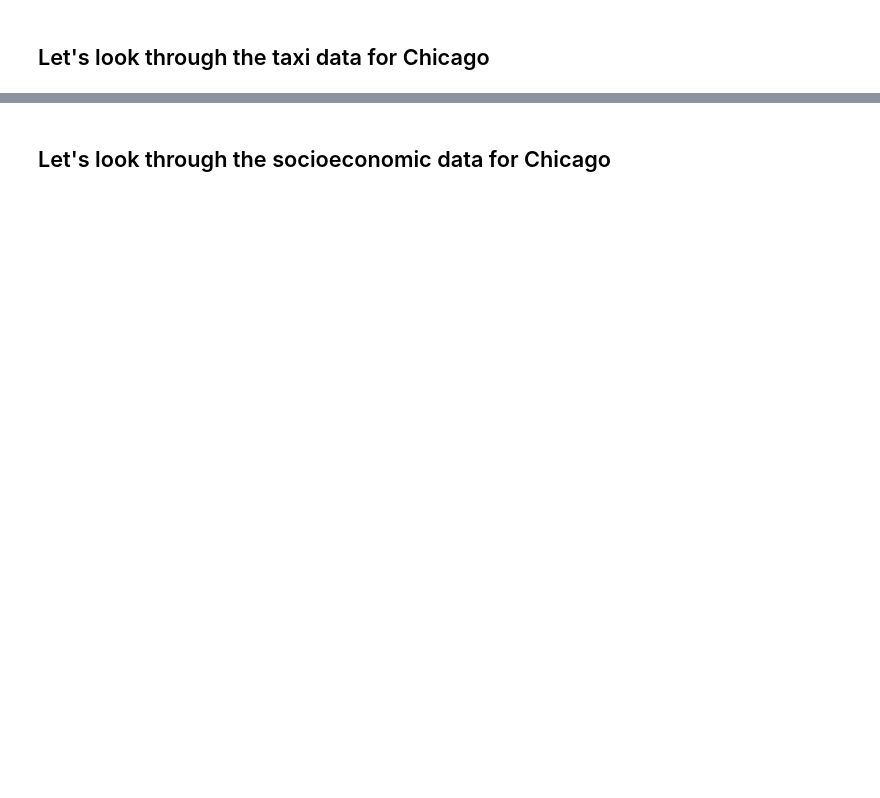
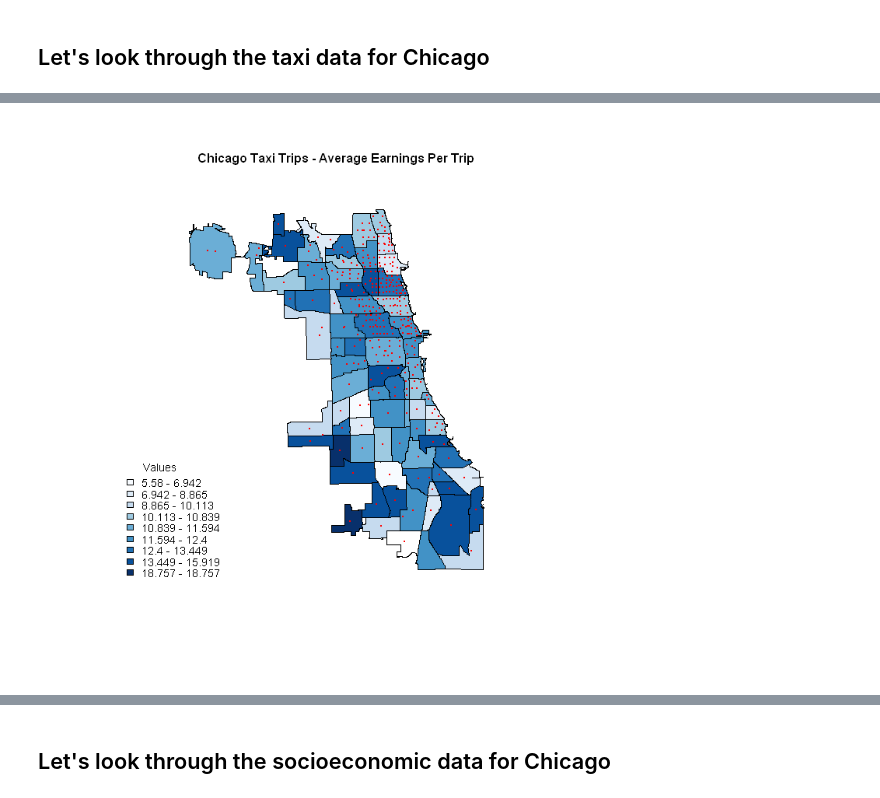
Before and after one commit to iamjz/taxi, a Jupyter notebook: SpatialCorrelation-All.ipynb, the cells around one changed output, grey strips where cells are left out. Cells and saved outputs as stored; diff of their text form; code cells hidden in the pictures; blank space fills up the shorter version.

```diff
--- a/SpatialCorrelation-All.ipynb
+++ b/SpatialCorrelation-All.ipynb
@@ -172,7 +278,8 @@ q <- classIntervals(mergedPoly$avgTotal, numcat, style = "kmeans")
 cols <- findColours(q, pal)
 
 plot(chiPoly, col = cols, lwd = 0.2, main = "Chicago Taxi Trips - Average Earnings Per Trip", cex.main = 0.8)
-plot(df, col = "pink", border = "grey", add = TRUE, pch = 20, cex = 0.3, lwd = 0.3)
+plot(df, col = "red", border = "grey", add = TRUE, pch = 20, cex = 0.3, lwd = 0.3)
 brks <- round(q$brks,3)
 leg <- paste(brks[-numcat], brks[-1], sep=" - ")
 legend("bottomleft", fill = pal, legend = leg, bty = "n", title = "Values", cex = 0.7)
+# %% [output]
@@ -179,3 +288,4 @@ legend("bottomleft", fill = pal, legend = leg, bty = "n", title = "Values", cex
+[figure, added]
 # %%
 numcat <- 9
 pal <- brewer.pal(numcat,"YlGn")
```
Also changed, not shown: parts of 21 cells of this notebook.
